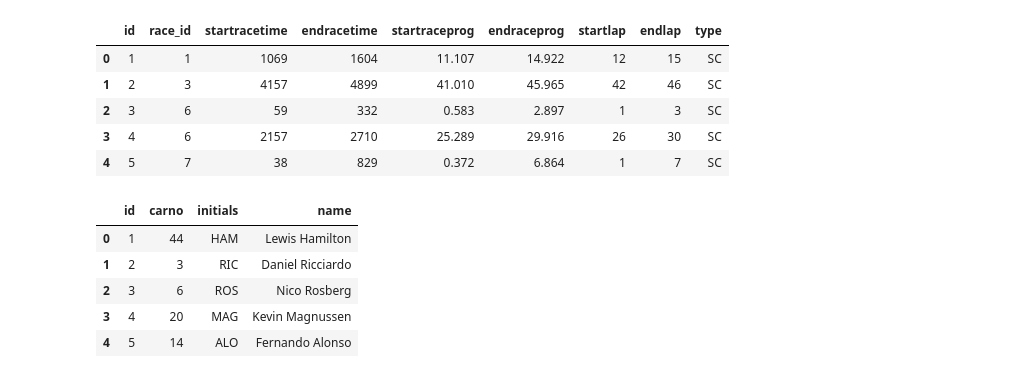
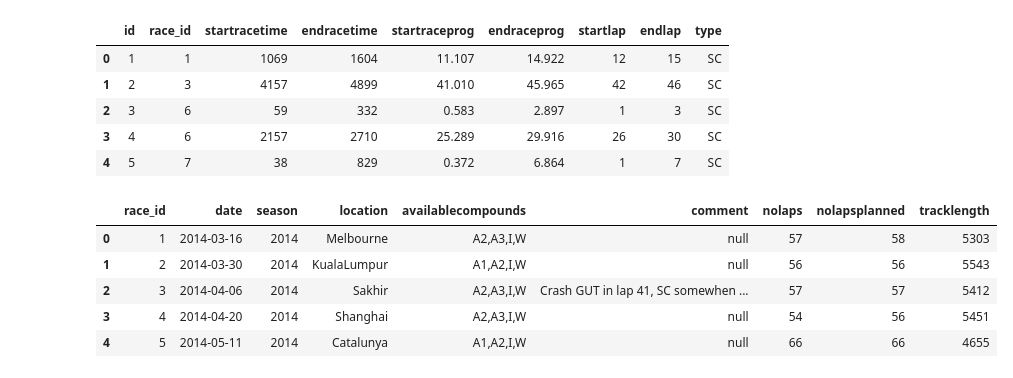
Before and after one commit to 31573/Dr.John, a Jupyter notebook: data_scraping_trevor.ipynb, the cells around one changed output. Saved outputs shown, nothing was run; the diff lists cells and outputs as text; code cells hidden in the pictures.

```diff
--- a/data_scraping_trevor.ipynb
+++ b/data_scraping_trevor.ipynb
@@ -77,15 +77,17 @@ fcyphases_df.head()
 #starterfields_df.rename(columns = {0:'race_id',1:'driver_id',2:'team',3:'teamcolor',4:'enginemanufacturer',5:'gridposition',6:'status', 7:'resultposition',8:'completedlaps',9:'speedtrap'}, inplace = True)
 #starterfields_df.head()
 # %%
-drivers_df.rename(columns = {0:'driver_id',1:'carno',2:'initials',3:'name'}, inplace = True)
+drivers_df.rename(columns = {'id':'driver_id'}, inplace = True)
 drivers_df.head()
+races_df.rename(columns = {'id':'race_id'}, inplace = True)
+races_df.head()
 # %% [output]
-|  | id | carno | initials | name |
-| 0 | 1 | 44 | HAM | Lewis Hamilton |
-| 1 | 2 | 3 | RIC | Daniel Ricciardo |
-| 2 | 3 | 6 | ROS | Nico Rosberg |
-| 3 | 4 | 20 | MAG | Kevin Magnussen |
-| 4 | 5 | 14 | ALO | Fernando Alonso |
+|  | race_id | date | season | location | availablecompounds | comment | nolaps | nolapsplanned | tracklength |
+| 0 | 1 | 2014-03-16 | 2014 | Melbourne | A2,A3,I,W | null | 57 | 58 | 5303 |
+| 1 | 2 | 2014-03-30 | 2014 | KualaLumpur | A1,A2,I,W | null | 56 | 56 | 5543 |
+| 2 | 3 | 2014-04-06 | 2014 | Sakhir | A2,A3,I,W | Crash GUT in lap 41, SC somewhen ... | 57 | 57 | 5412 |
+| 3 | 4 | 2014-04-20 | 2014 | Shanghai | A2,A3,I,W | null | 54 | 56 | 5451 |
+| 4 | 5 | 2014-05-11 | 2014 | Catalunya | A1,A2,I,W | null | 66 | 66 | 4655 |
 # %%
 newdf = pd.merge(drivers_df, starterfields_df)
 newdf
```
Also changed, not shown: parts of 7 cells of this notebook, 1 other file.
